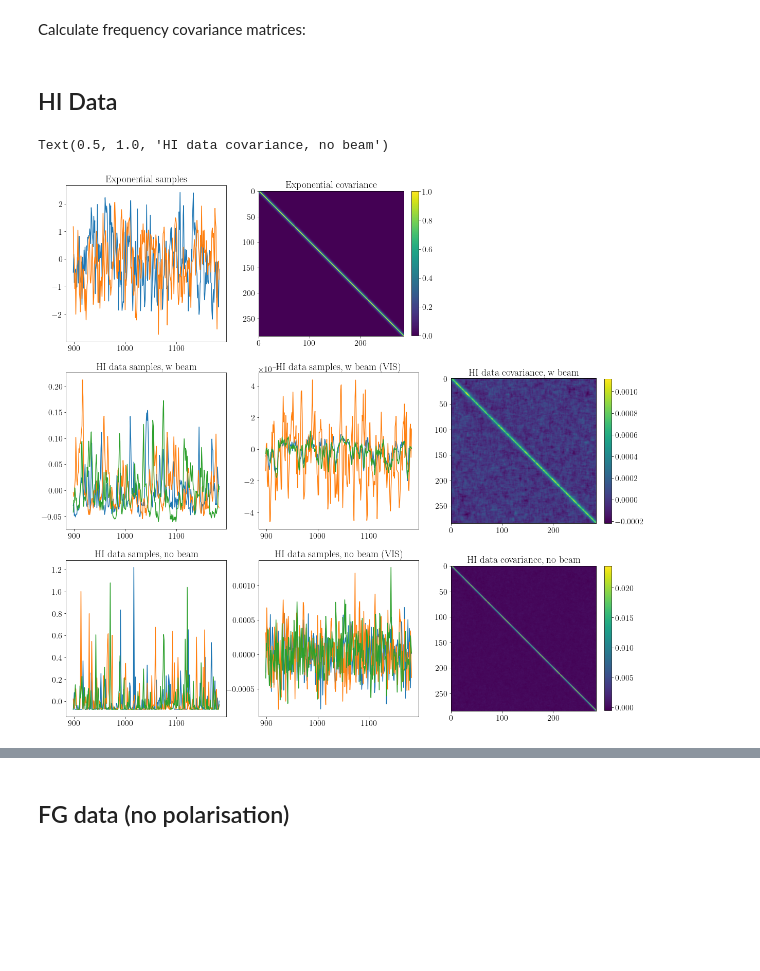
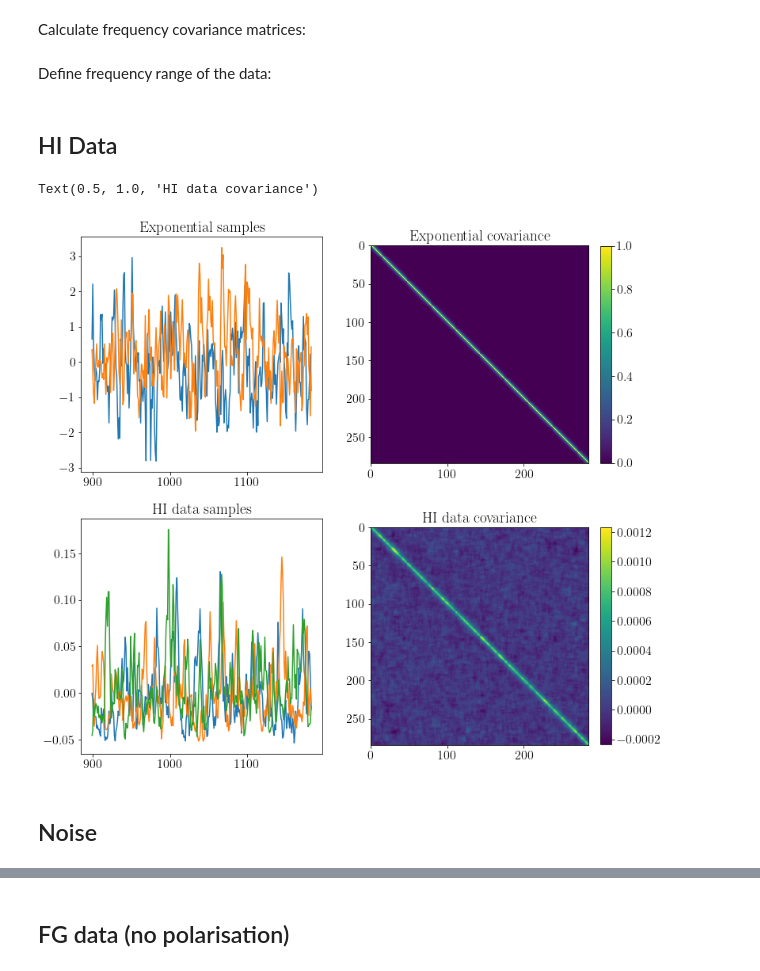
Before and after one commit to paulassoares/gpr4im, a Jupyter notebook: Jupyter Notebooks/LoS_Covariance.ipynb, the cells around one changed output, grey strips where cells are left out. Saved outputs shown, nothing was run; the diff lists cells and outputs as text; code cells hidden in the pictures; blank space fills up the shorter version.

```diff
--- a/Jupyter Notebooks/LoS_Covariance.ipynb
+++ b/Jupyter Notebooks/LoS_Covariance.ipynb
@@ -62,51 +46,45 @@ C_FGwpol_nb = np.cov(load.LoSpixels(FG_wpol_data_nb)[::-1])
+# %%
+# image data:
+C_HI = np.cov(load.LoSpixels(HI_data_smoothed))
+C_FGnopol = np.cov(load.LoSpixels(FGnopol_data_smoothed)[::-1])
+C_FGpol = np.cov(load.LoSpixels(FGpol_data_smoothed)[::-1])
+C_noise = np.cov(load.LoSpixels(noise_data_smoothed))
+# %% [markdown]
+Define frequency range of the data:
+# %%
+df = 1 # frequency resolution of data (MHz)
+vmin = 899 # min frequency (MHz)
+vmax = 1184 # max frequency (MHz)
+freqs = np.arange(vmin, vmax, df)
 # %% [markdown]
 ## HI Data
 # %%
-X = HI_data_vis.freqs/1e6 # frequency range in MHz
 kernel_name='Exponential'
 # get Z (samples from multivariate distribution with mean zero and covariance C) and C (covariance):
-Z, C = cov.get_kernel_samples(kernel_name, X, 20, l=2)
+Z, C = cov.get_kernel_samples(kernel_name, freqs, 20, l=2)
 # %%
-fig = plt.figure(figsize=(19,19))     # open a new plotting window
-plt.subplot(331)
+fig = plt.figure(figsize=(12,12))     # open a new plotting window
+plt.subplot(221)
 for i in range(2):
-    plt.plot(X[:],Z[i,:])
+    plt.plot(freqs,Z[i,:])
 plt.title('{} samples'.format(kernel_name))
 
-plt.subplot(332)
+plt.subplot(222)
 pos = plt.imshow(C, interpolation='nearest')
 fig.colorbar(pos, fraction=0.045)
 plt.title('{} covariance'.format(kernel_name))
 
-plt.subplot(334)
+plt.subplot(223)
 for i in (11,110,210):
-    plt.plot(X, np.real(load.LoSpixels(HI_data)[:,i]))
-plt.title('HI data samples, w beam')
+    plt.plot(freqs, load.LoSpixels(HI_data)[:,i])
+plt.title('HI data samples')
 
-plt.subplot(335)
-for i in (11,110,210):
-    plt.plot(X, np.real(HI_data_vis.data[:,i]))
-plt.title('HI data samples, w beam (VIS)')
-
-plt.subplot(336)
+plt.subplot(224)
 pos = plt.imshow(np.real(C_HI), interpolation='nearest')
 fig.colorbar(pos, fraction=0.045)
-plt.title('HI data covariance, w beam')
-
-plt.subplot(337)
-for i in (11,110,210):
-    plt.plot(X, np.real(load.LoSpixels(HI_data_nb, mean_center=False)[:,i]))
-plt.title('HI data samples, no beam')
-
-plt.subplot(338)
-for i in (11,110,210):
-    plt.plot(X, np.real(HI_data_nb_vis.data[:,i]))
-plt.title('HI data samples, no beam (VIS)')
-
-plt.subplot(339)
-pos = plt.imshow(np.real(C_HI_nb), interpolation='nearest')
-fig.colorbar(pos, fraction=0.045)
-plt.title('HI data covariance, no beam')
+plt.title('HI data covariance')
 # %% [output]
-Text(0.5, 1.0, 'HI data covariance, no beam')
+Text(0.5, 1.0, 'HI data covariance')
-[figure, old version]
+[figure, new version]
+# %% [markdown]
+## Noise
```
Also changed, not shown: parts of 24 cells of this notebook, 4 other files.
